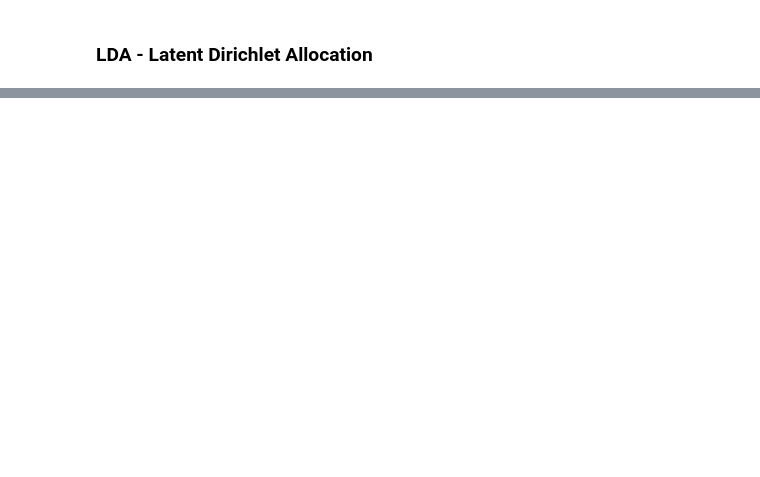
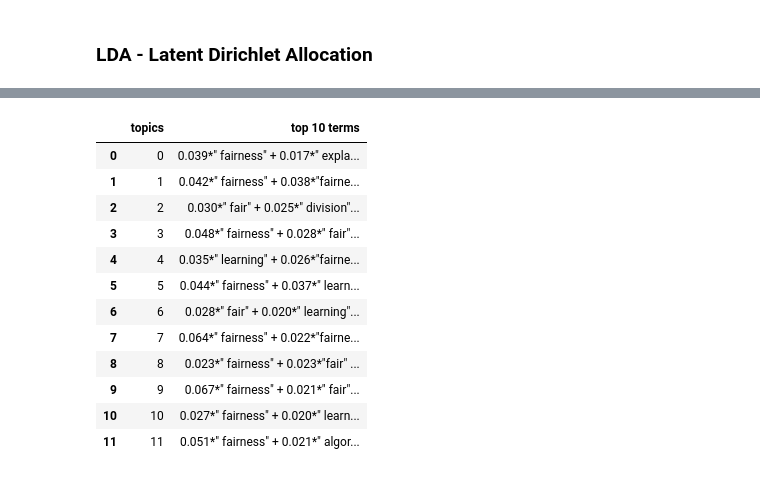
Before and after one commit to dreyjo/info628_Fair-Is, a Jupyter notebook: notebooks/data_preprocessing-topicmodeling_12092021.ipynb, the cells around one changed output, grey strips where cells are left out. Cells and saved outputs as stored; diff of their text form; code cells hidden in the pictures; blank space fills up the shorter version.

```diff
--- a/notebooks/data_preprocessing-topicmodeling_12092021.ipynb
+++ b/notebooks/data_preprocessing-topicmodeling_12092021.ipynb
@@ -212,0 +475,29 @@ data.to_csv('../data/processed_data/csv/processed_primary_data.csv')
+# %%
+#Title Model where k=math.sqrt(308/2)
+lda_t_2 = gensim.models.ldamodel.LdaModel(corpus=t_corpus, id2word=t_dict, num_topics=k_3)
+# %%
+#Printing Title Model where k=math.sqrt(308/2)
+pd.set_option('display.max_rows', None)
+pd.set_option('display.max_columns', None)
+pd.set_option('display.width', None)
+pd.set_option('display.max_colwidth', None)
+
+
+
+title_topics = pd.DataFrame(lda_t_2.print_topics(num_words=20))
+title_topics.columns = ["topics", "top 10 terms"]
+title_topics
+# %% [output]
+|  | topics | top 10 terms |
+| 0 | 0 | 0.039*" fairness" + 0.017*" expla... |
+| 1 | 1 | 0.042*" fairness" + 0.038*"fairne... |
+| 2 | 2 | 0.030*" fair" + 0.025*" division"... |
+| 3 | 3 | 0.048*" fairness" + 0.028*" fair"... |
+| 4 | 4 | 0.035*" learning" + 0.026*"fairne... |
+| 5 | 5 | 0.044*" fairness" + 0.037*" learn... |
+| 6 | 6 | 0.028*" fair" + 0.020*" learning"... |
+| 7 | 7 | 0.064*" fairness" + 0.022*"fairne... |
+| 8 | 8 | 0.023*" fairness" + 0.023*"fair" ... |
+| 9 | 9 | 0.067*" fairness" + 0.021*" fair"... |
+| 10 | 10 | 0.027*" fairness" + 0.020*" learn... |
+| 11 | 11 | 0.051*" fairness" + 0.021*" algor... |
```
Also changed, not shown: parts of 54 cells of this notebook, 34 other files.
